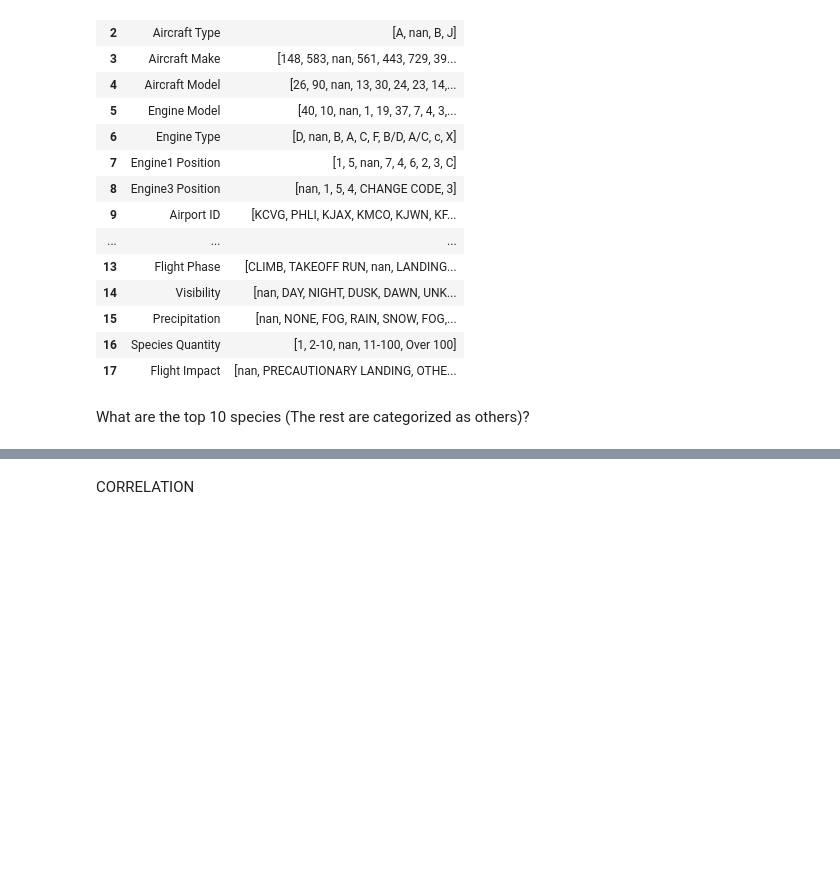
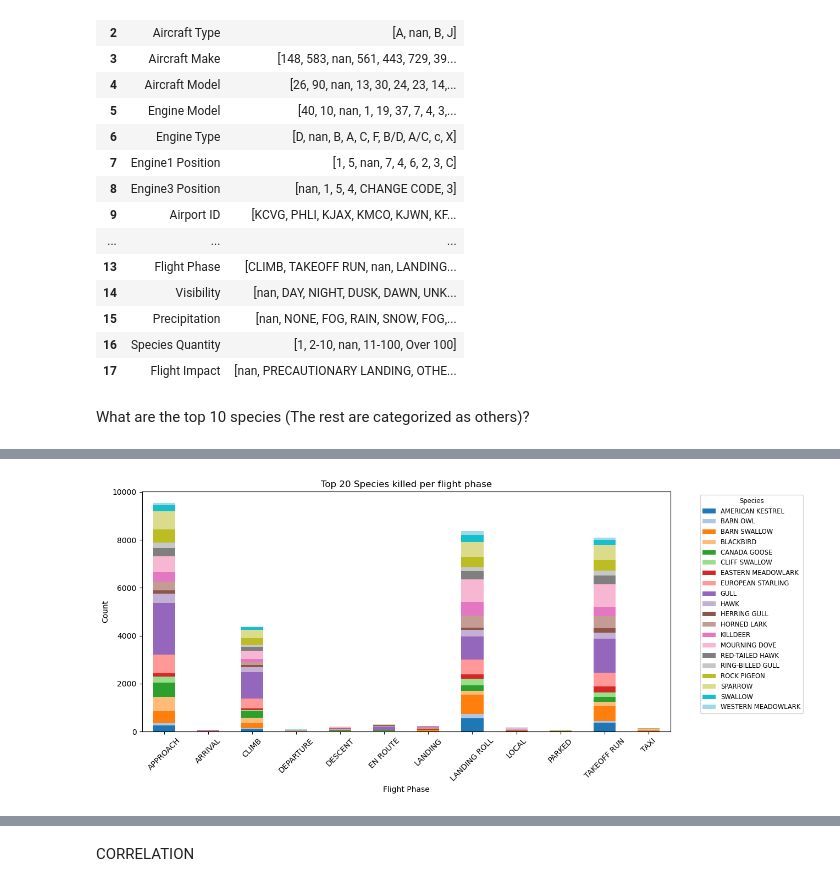
Before and after one commit to Clarkson-Applied-Data-Science/2024_ia651_gurmessa, a Jupyter notebook: EDA.ipynb, the cells around one changed output, grey strips where cells are left out. Saved outputs shown, nothing was run; the diff lists cells and outputs as text; code cells hidden in the pictures; blank space fills up the shorter version.

```diff
--- a/EDA.ipynb
+++ b/EDA.ipynb
@@ -116,0 +130,23 @@ plt.show()
+# %%
+top_species = df['Species Name'].value_counts().nlargest(20).index
+filtered_df = df[df['Species Name'].isin(top_species)]
+phase_species = filtered_df.groupby(['Flight Phase', 'Species Name']).size().unstack(fill_value=0)
+fig, ax = plt.subplots(figsize=(14, 6))
+phase_species.plot(kind='bar', stacked=True, ax=ax, colormap='tab20')
+
+ax.set_title('Top 20 Species killed per flight phase')
+ax.set_ylabel('Count')
+ax.set_xlabel('Flight Phase')
+ax.legend(
+    title='Species',
+    bbox_to_anchor=(1.05, 1),
+    loc='upper left',
+    fontsize='small',
+    title_fontsize='small'
+)
+plt.xticks(rotation=45)
+plt.tight_layout()
+plt.subplots_adjust(right=0.75)
+plt.show()
+# %% [output]
+[figure, added]
```
Also changed, not shown: parts of 21 cells of this notebook, 6 other files.
